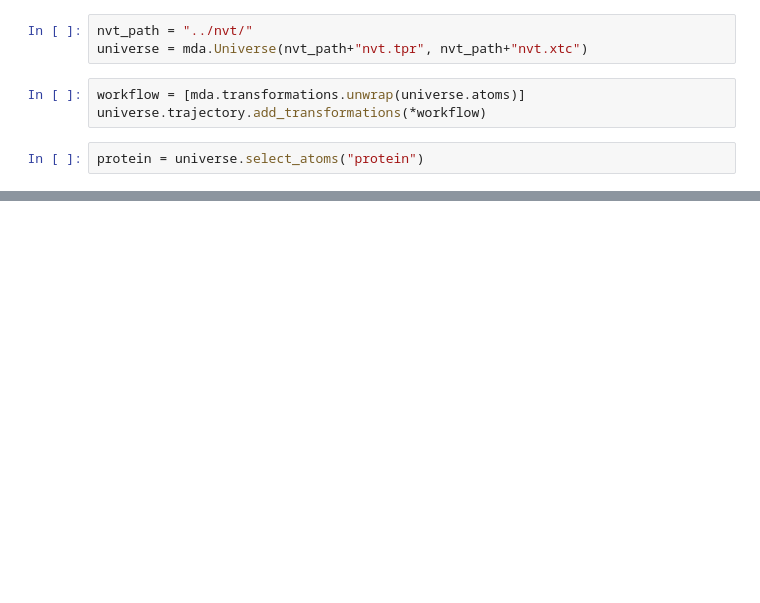
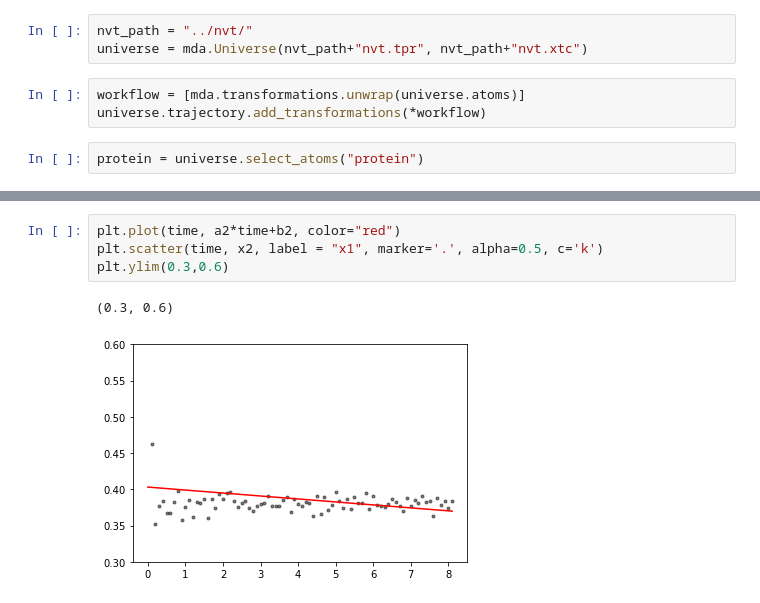
Before and after one commit to jasmin-guven/idp_md, a Jupyter notebook: scripts/check_nvt.ipynb, the cells around one changed output, grey strips where cells are left out. Drawn from its saved outputs; the diff is of its cells as text; blank space fills up the shorter version.

```diff
--- a/scripts/check_nvt.ipynb
+++ b/scripts/check_nvt.ipynb
@@ -17,0 +86,7 @@ NGLWidget(max_frame=100)
+# %%
+plt.plot(time, a2*time+b2, color="red")
+plt.scatter(time, x2, label = "x1", marker='.', alpha=0.5, c='k')
+plt.ylim(0.3,0.6)
+# %% [output]
+(0.3, 0.6)
+[figure, added]
```
Also changed, not shown: parts of 9 cells of this notebook, 7 other files.
